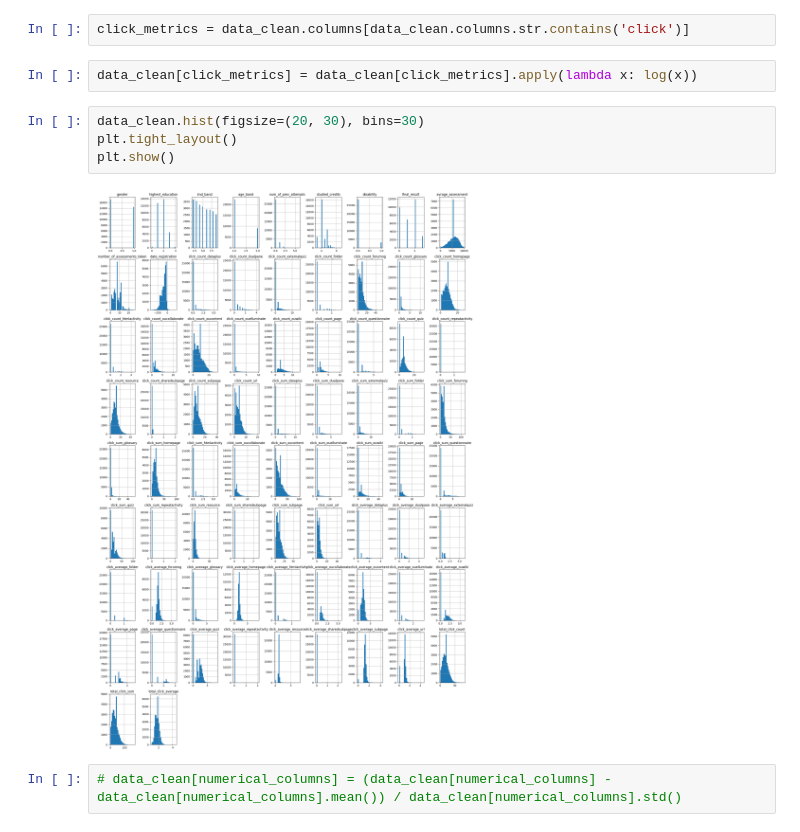
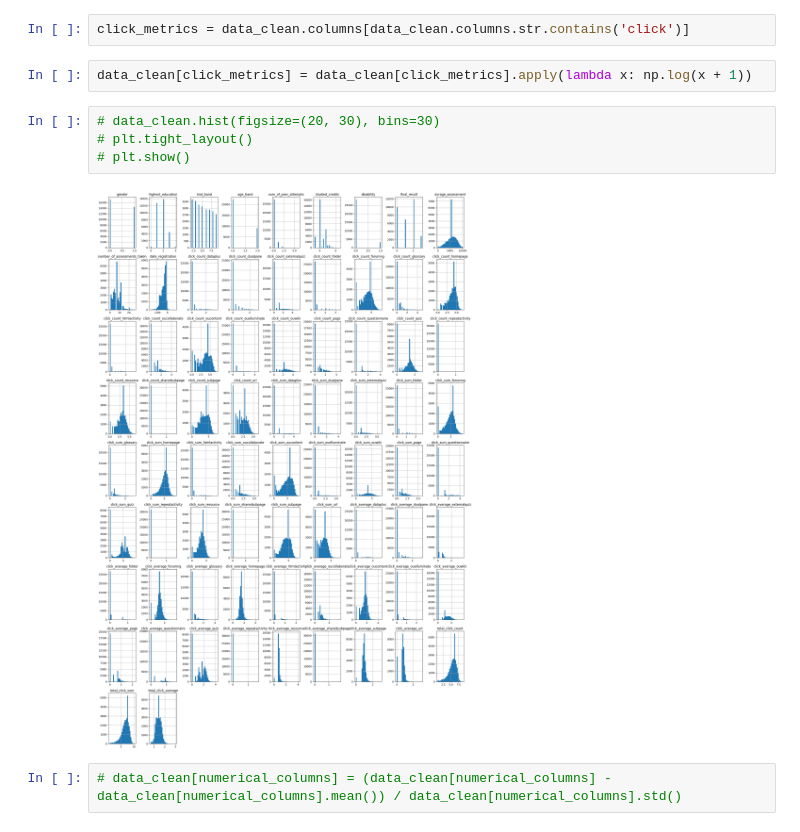
Before and after one commit to JacobRhys/FAIDM_group, a Jupyter notebook: clustering/data_clean.ipynb, the cells around one changed output. Drawn from its saved outputs; the diff is of its cells as text.

```diff
--- a/clustering/data_clean.ipynb
+++ b/clustering/data_clean.ipynb
@@ -86,13 +86,13 @@ data_clean['avrage_assessment'] = [x**2 for x in data_clean['avrage_assessment']
 # %%
 click_metrics = data_clean.columns[data_clean.columns.str.contains('click')]
 # %%
-data_clean[click_metrics] = data_clean[click_metrics].apply(lambda x: log(x))
+data_clean[click_metrics] = data_clean[click_metrics].apply(lambda x: np.log(x + 1))
 # %%
-data_clean.hist(figsize=(20, 30), bins=30)
-plt.tight_layout()
-plt.show()
+# data_clean.hist(figsize=(20, 30), bins=30)
+# plt.tight_layout()
+# plt.show()
 # %% [output]
-[figure, old version]
+[figure, new version]
 # %%
 # data_clean[numerical_columns] = (data_clean[numerical_columns] - data_clean[numerical_columns].mean()) / data_clean[numerical_columns].std()
 # %%
```
Also changed, not shown: parts of 1 cell of this notebook, 2 other files.
